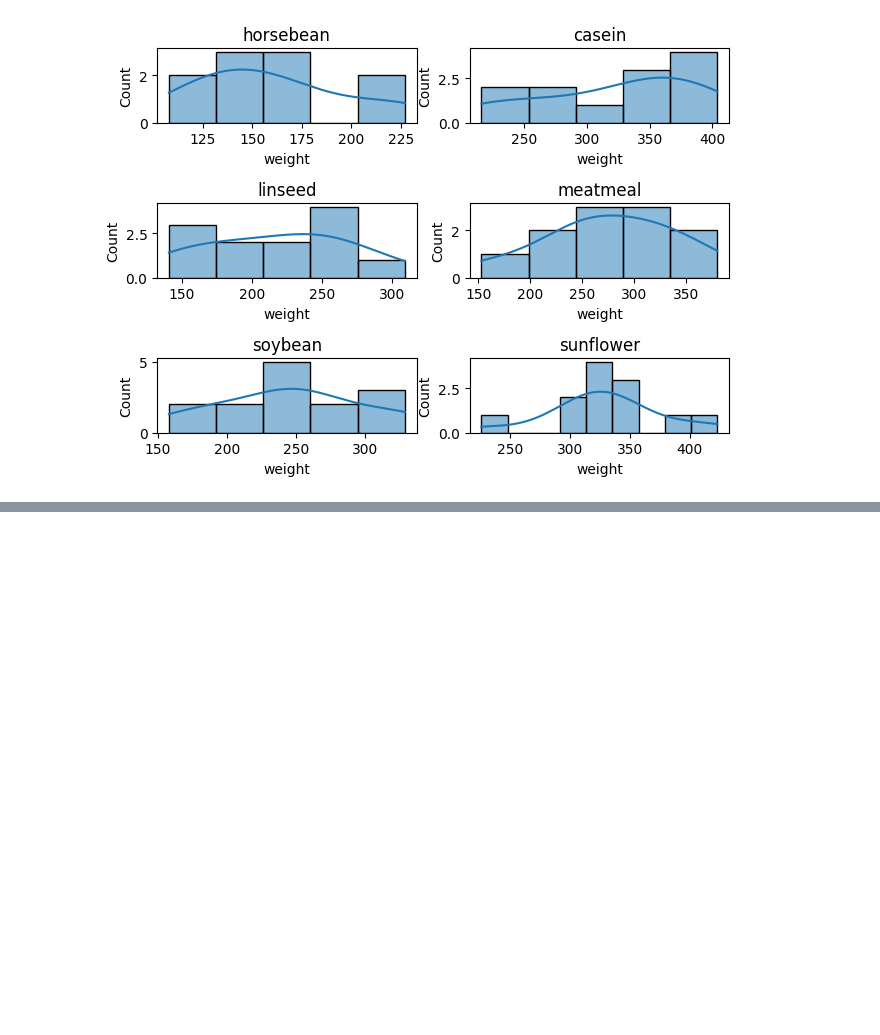
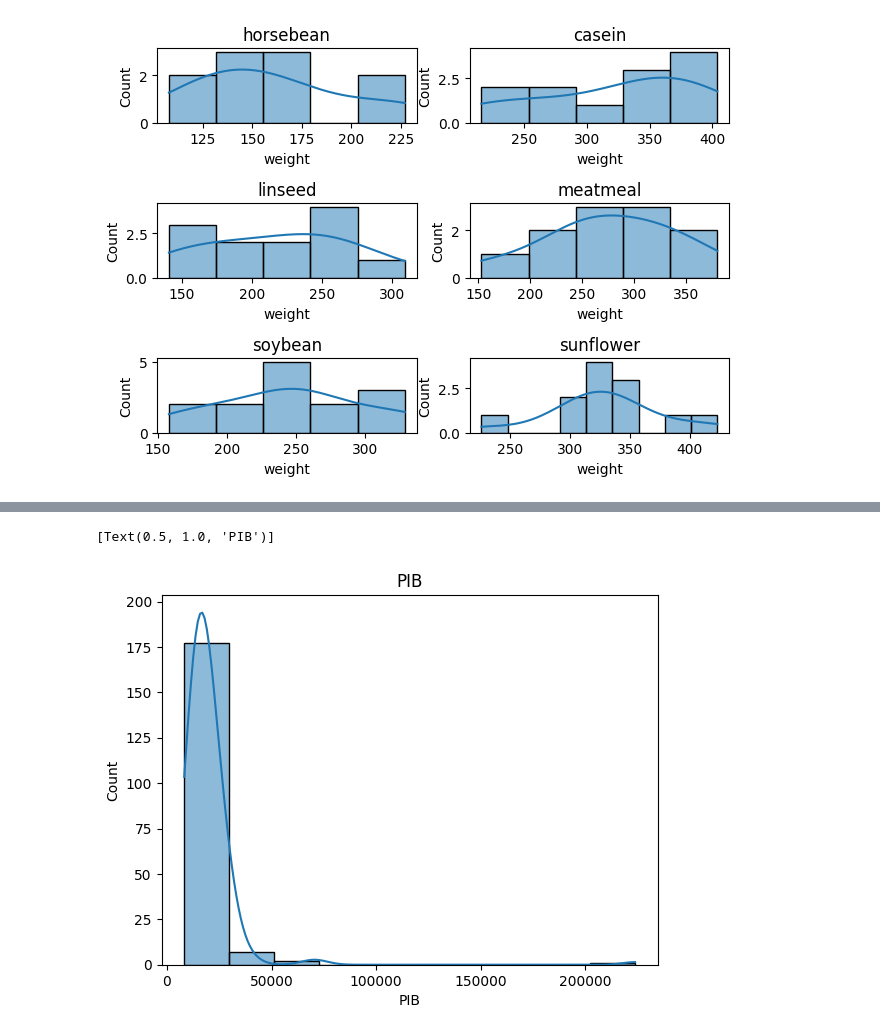
Before and after one commit to HyagoAllyf/Data_science, a Jupyter notebook: aula_13_graficos.ipynb, the cells around one changed output, grey strips where cells are left out. Saved outputs shown, nothing was run; the diff lists cells and outputs as text; code cells hidden in the pictures; blank space fills up the shorter version.

```diff
--- a/aula_13_graficos.ipynb
+++ b/aula_13_graficos.ipynb
@@ -405,0 +459,4 @@ plt.tight_layout()
+# %%
+# carregando a base de dados
+base = pd.read_csv('C:/Users/hyago/documentos/Meusprojetos/python/data_science/Data_science/dados.csv', sep=';')
+base.shape
@@ -405,0 +474,6 @@ plt.tight_layout()
+# %%
+# Criar um histograma para o PIB
+srn.histplot(base.PIB, kde=True, bins=10).set(title='PIB')
+# %% [output]
+[Text(0.5, 1.0, 'PIB')]
+[figure, added]
```
Also changed, not shown: parts of 11 cells of this notebook, 2 other files.
